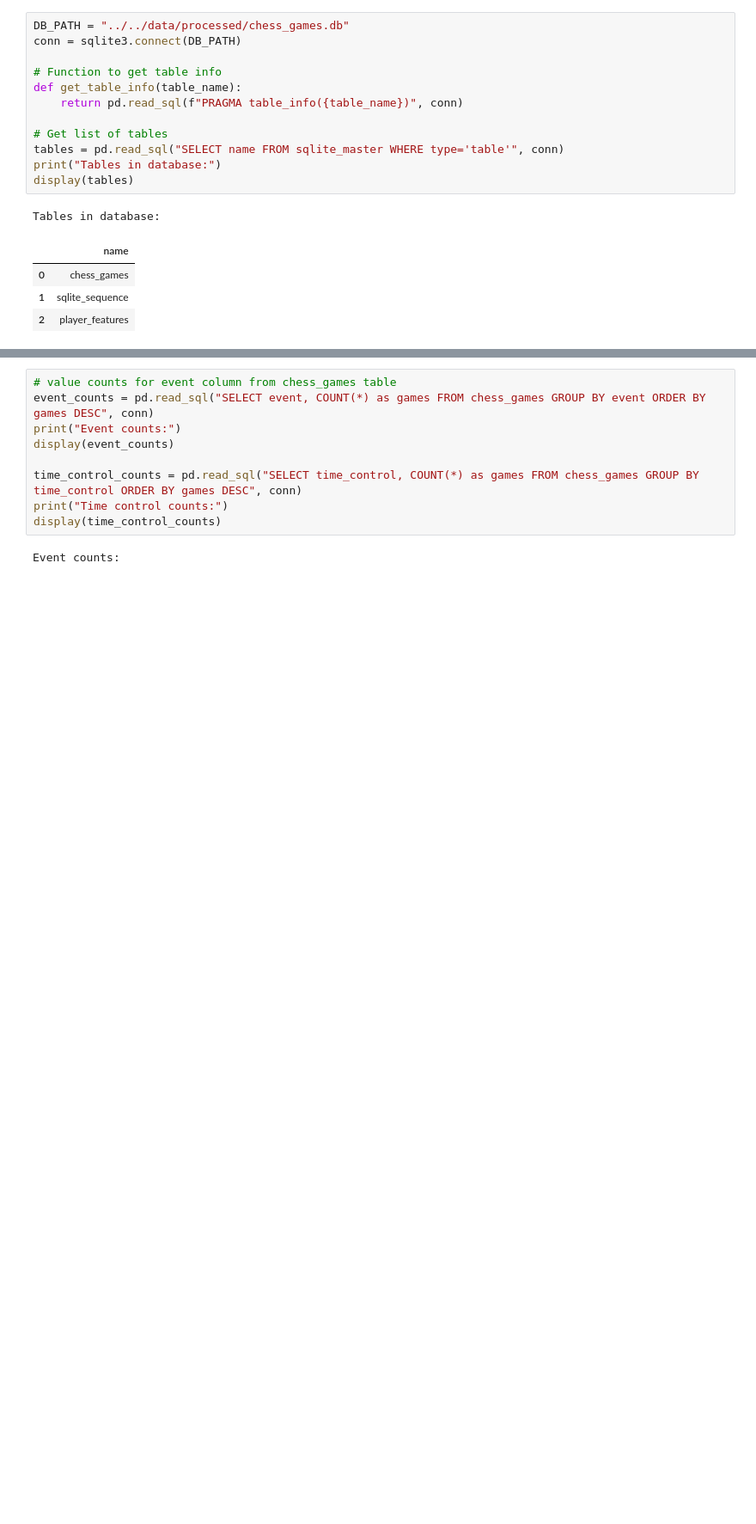
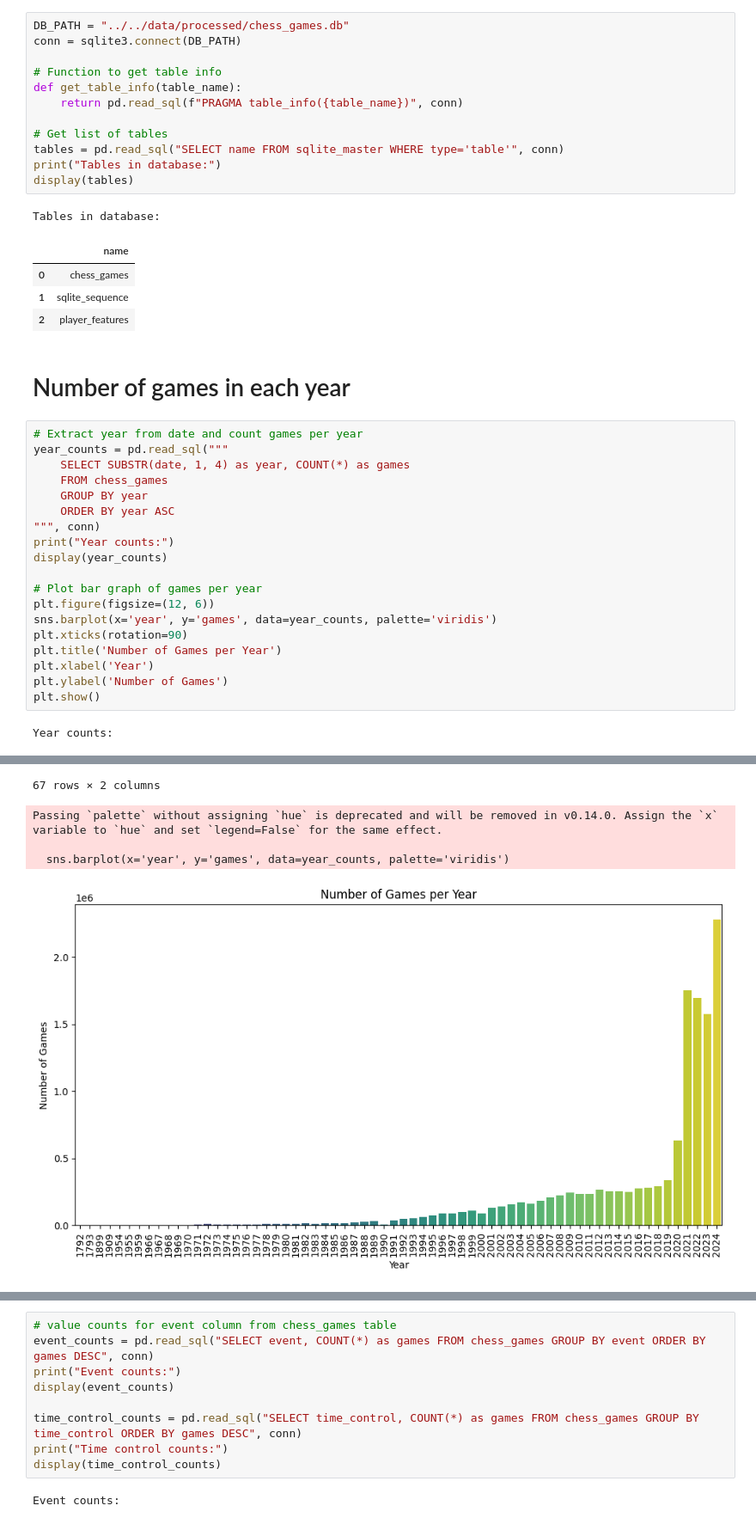
Before and after one commit to samirmehd1yev/thesis_uppsala_chess, a Jupyter notebook: src/data_processing/analysis.ipynb, the cells around one changed output, grey strips where cells are left out. Shown: that part at 86% size. Saved outputs shown, nothing was run; the diff lists cells and outputs as text; blank space fills up the shorter version.

```diff
--- a/src/data_processing/analysis.ipynb
+++ b/src/data_processing/analysis.ipynb
@@ -38,3 +38,26 @@ Tables in database:
 | 0 | chess_games |
 | 1 | sqlite_sequence |
 | 2 | player_features |
+# %% [markdown]
+# Number of games in each year
+# %%
+# Extract year from date and count games per year
+year_counts = pd.read_sql("""
+    SELECT SUBSTR(date, 1, 4) as year, COUNT(*) as games
+    FROM chess_games
+    GROUP BY year
+    ORDER BY year ASC
+""", conn)
+print("Year counts:")
+display(year_counts)
+
+# Plot bar graph of games per year
+plt.figure(figsize=(12, 6))
+sns.barplot(x='year', y='games', data=year_counts, palette='viridis')
+plt.xticks(rotation=90)
+plt.title('Number of Games per Year')
+plt.xlabel('Year')
+plt.ylabel('Number of Games')
+plt.show()
+# %% [output]
+Year counts:
@@ -40,0 +76,5 @@ Tables in database:
+67 rows × 2 columns
+Passing `palette` without assigning `hue` is deprecated and will be removed in v0.14.0. Assign the `x` variable to `hue` and set `legend=False` for the same effect.
+
+  sns.barplot(x='year', y='games', data=year_counts, palette='viridis')
+[figure, added]
```
Also changed, not shown: parts of 2 cells of this notebook, 8 other files.
